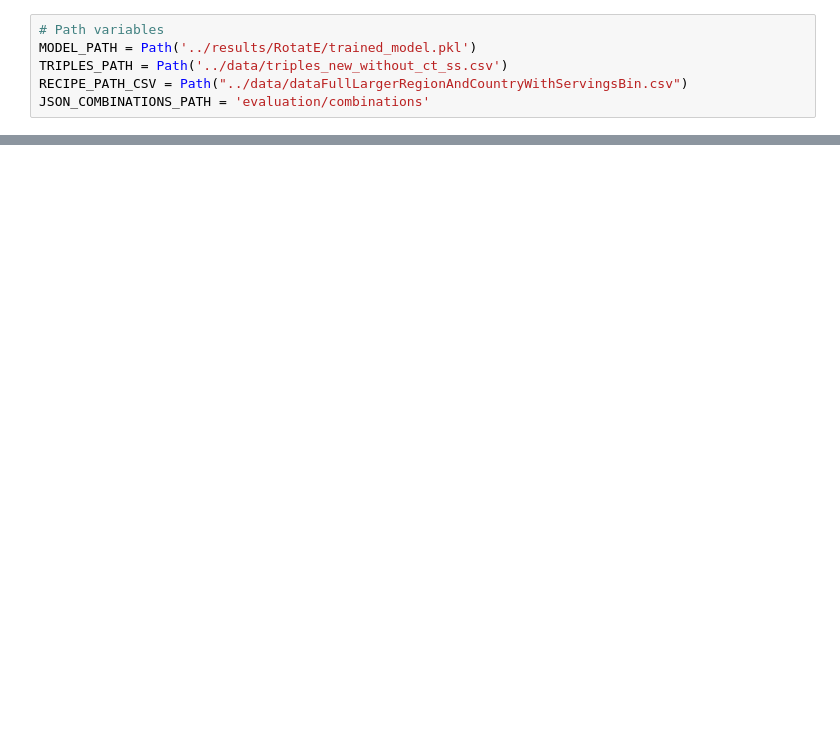
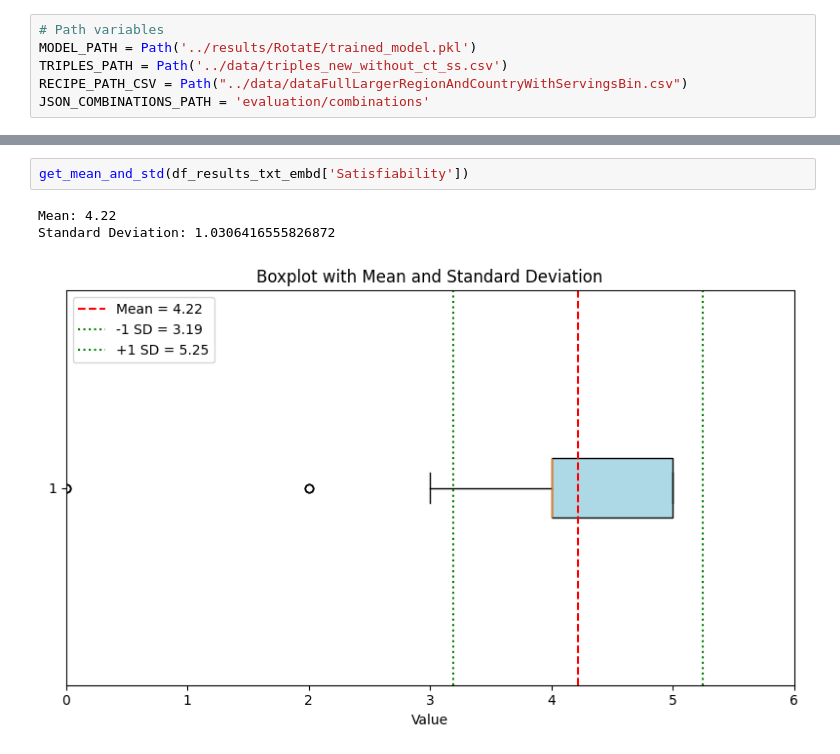
Before and after one commit to EminDurmuSS/Recipe_RAG, a Jupyter notebook: RAG/experiments.ipynb, the cells around one changed output, grey strips where cells are left out. Cells and saved outputs as stored; diff of their text form; blank space fills up the shorter version.

```diff
--- a/RAG/experiments.ipynb
+++ b/RAG/experiments.ipynb
@@ -96 +134,7 @@ Standard Deviation: 0.5024183937956913
+# %%
+get_mean_and_std(df_results_txt_embd['Satisfiability'])
+# %% [output]
+Mean: 4.22
+Standard Deviation: 1.0306416555826872
+[figure, added]
 # %%
```
Also changed, not shown: parts of 15 cells of this notebook, 17 other files.
